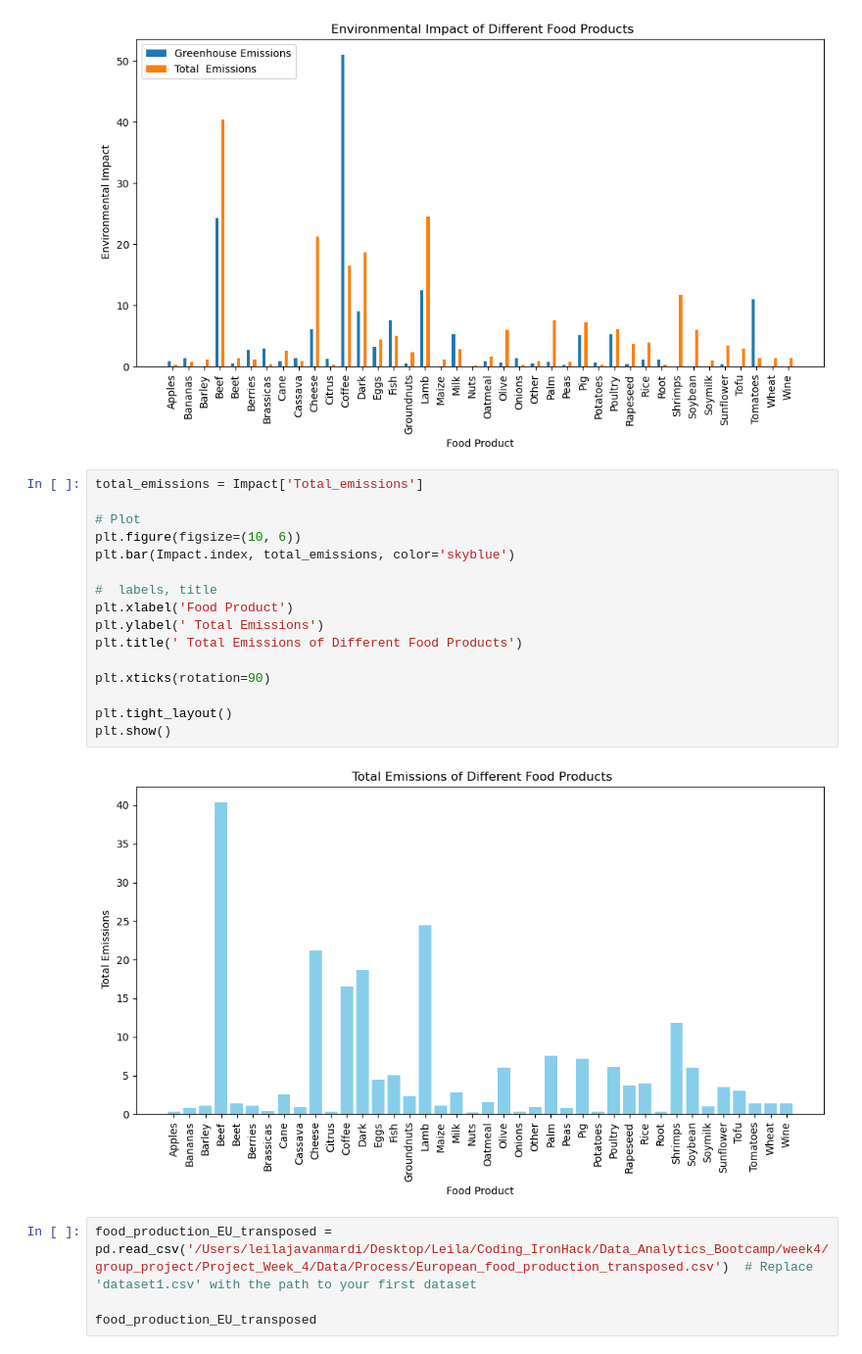
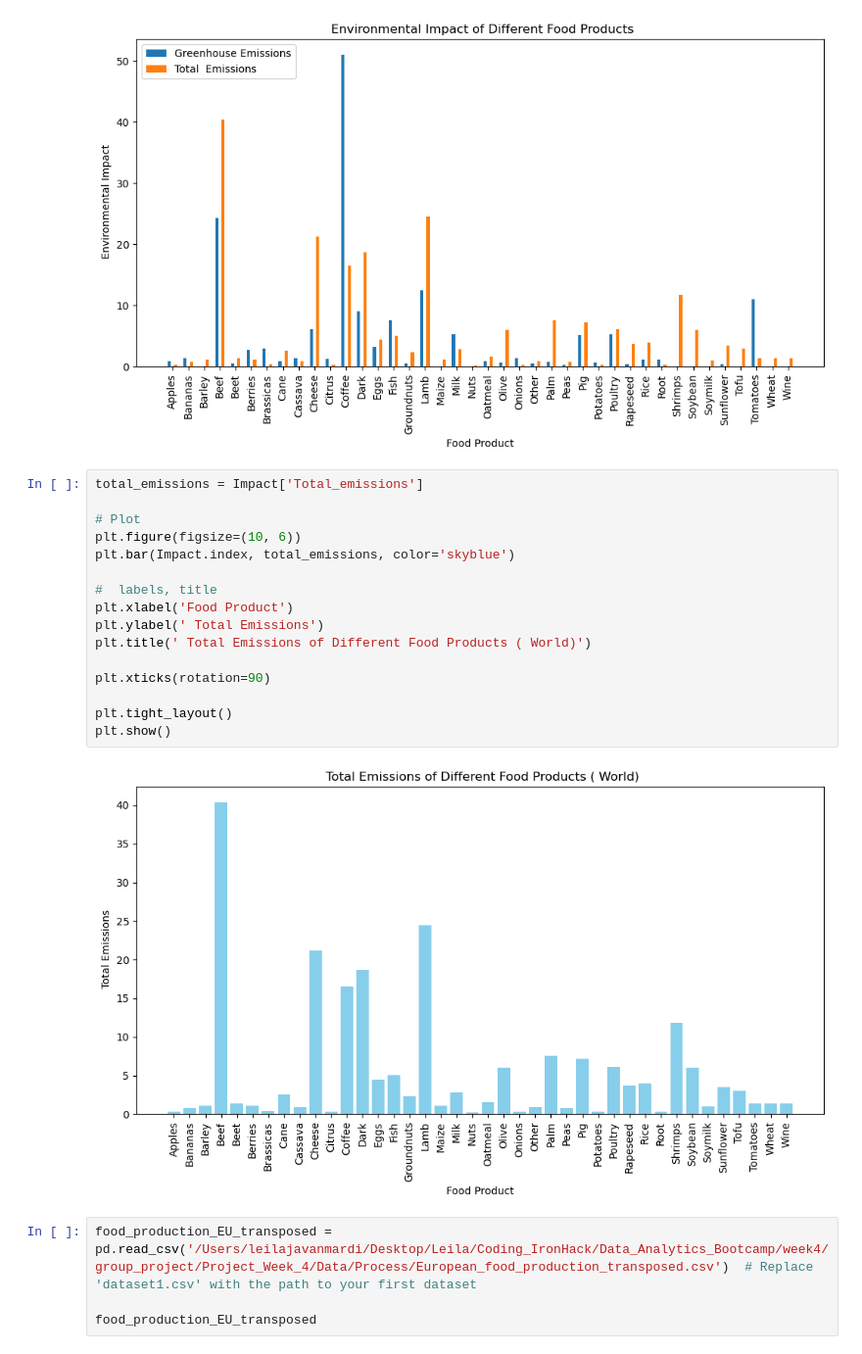
Before and after one commit to LeilaJavanmardi/EuroEats-A-Deep-Dive-into-Food-Production-Environmental-Footprint-and-Waste-Across-Europe, a Jupyter notebook: Notebook/Final/Food_Production_emissions_Final.ipynb, the cells around one changed output. Shown at 98% size. Cells and saved outputs as stored; diff of their text form.

```diff
--- a/Notebook/Final/Food_Production_emissions_Final.ipynb
+++ b/Notebook/Final/Food_Production_emissions_Final.ipynb
@@ -296,21 +397,21 @@ plt.show()
 # %%
 total_emissions = Impact['Total_emissions']
 
 # Plot
 plt.figure(figsize=(10, 6))
 plt.bar(Impact.index, total_emissions, color='skyblue')
 
 #  labels, title
 plt.xlabel('Food Product')
 plt.ylabel(' Total Emissions')
-plt.title(' Total Emissions of Different Food Products')
+plt.title(' Total Emissions of Different Food Products ( World)')
 
 plt.xticks(rotation=90)
 
 plt.tight_layout()
 plt.show()
 # %% [output]
-[figure, old version]
+[figure, new version]
 # %%
 food_production_EU_transposed = pd.read_csv('/Users/leilajavanmardi/Desktop/Leila/Coding_IronHack/Data_Analytics_Bootcamp/week4/group_project/Project_Week_4/Data/Process/European_food_production_transposed.csv')  # Replace 'dataset1.csv' with the path to your first dataset
 
```
Also changed, not shown: parts of 25 cells of this notebook, 14 other files.
